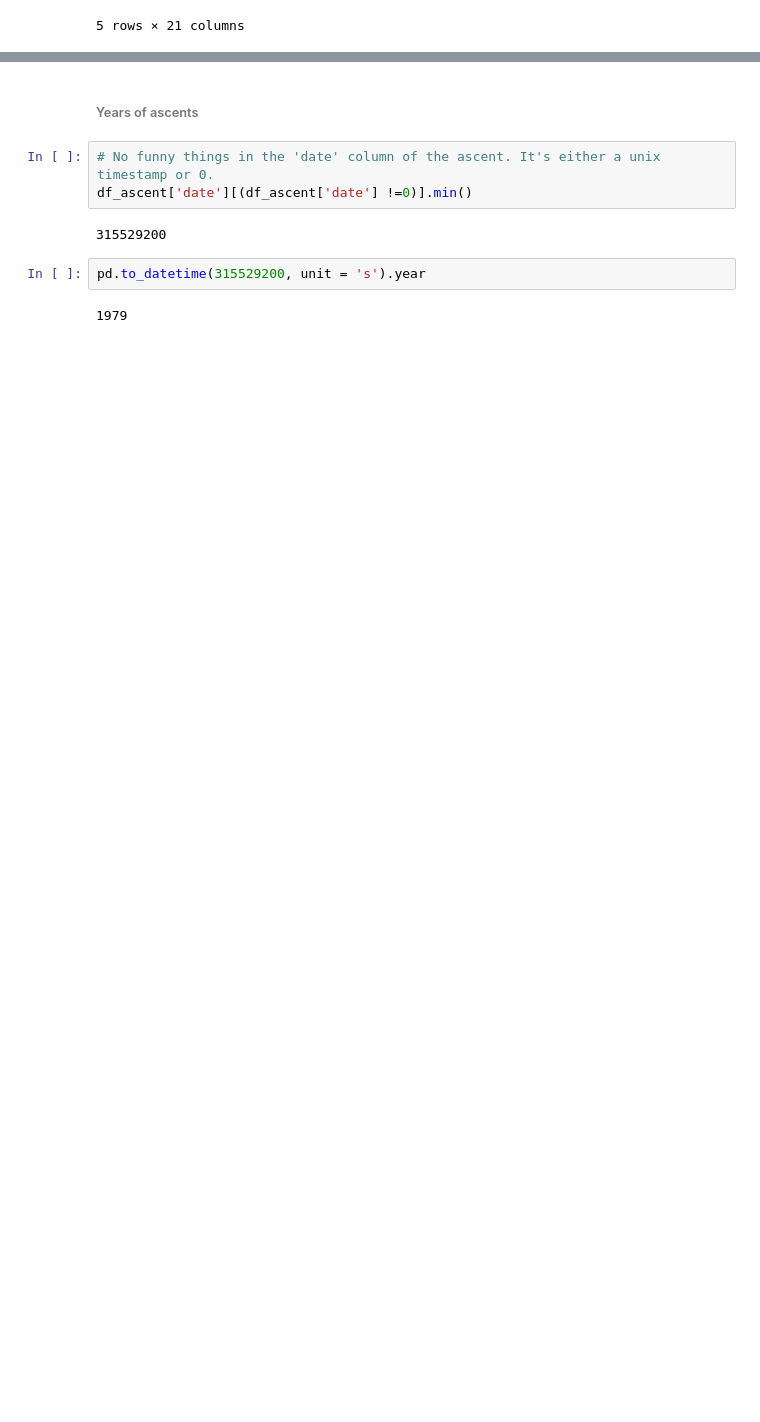
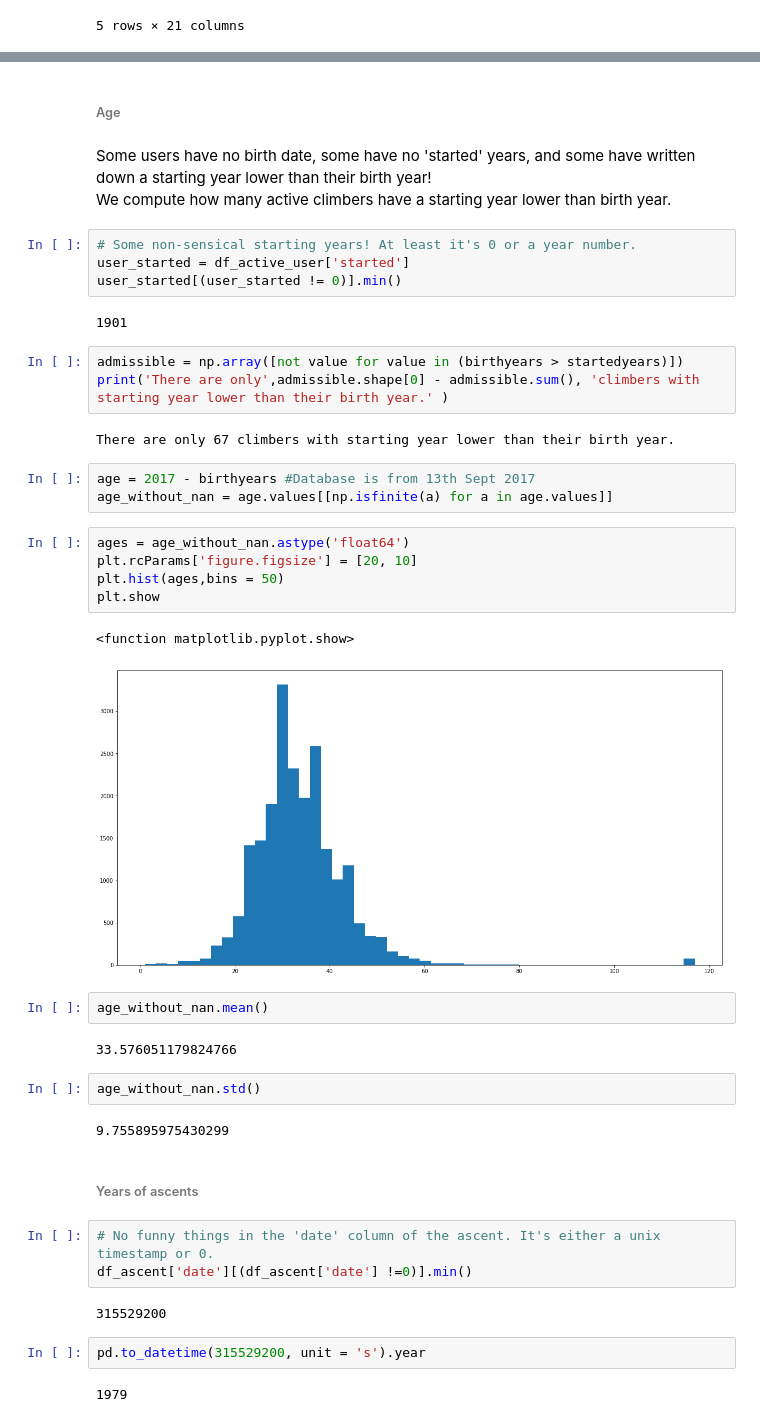
Before and after one commit to victor-mouquin/8a.nu, a Jupyter notebook: 8a.nu_climbing.ipynb, the cells around one changed output, grey strips where cells are left out. Cells and saved outputs as stored; diff of their text form; blank space fills up the shorter version.

```diff
--- a/8a.nu_climbing.ipynb
+++ b/8a.nu_climbing.ipynb
@@ -166,3 +150,39 @@ Wall time: 4.1 s
+# %% [markdown]
+###### Age
+# %% [markdown]
+Some users have no birth date, some have no 'started' years, and some have written down a starting year lower than their birth year!
+<br>
+We compute how many active climbers have a starting year lower than birth year.
+# %%
+# Some non-sensical starting years! At least it's 0 or a year number.
+user_started = df_active_user['started']
+user_started[(user_started != 0)].min()
+# %% [output]
+1901
+# %%
+admissible = np.array([not value for value in (birthyears > startedyears)])
+print('There are only',admissible.shape[0] - admissible.sum(), 'climbers with starting year lower than their birth year.' )
+# %% [output]
+There are only 67 climbers with starting year lower than their birth year.
+# %%
+age = 2017 - birthyears #Database is from 13th Sept 2017
+age_without_nan = age.values[[np.isfinite(a) for a in age.values]]
+# %%
+ages = age_without_nan.astype('float64')
+plt.rcParams['figure.figsize'] = [20, 10]
+plt.hist(ages,bins = 50)
+plt.show
+# %% [output]
+<function matplotlib.pyplot.show>
+[figure, added]
+# %%
+age_without_nan.mean()
+# %% [output]
+33.576051179824766
+# %%
+age_without_nan.std()
+# %% [output]
+9.755895975430299
 # %% [markdown]
 ###### Years of ascents
 # %%
```
Also changed, not shown: parts of 23 cells of this notebook.
